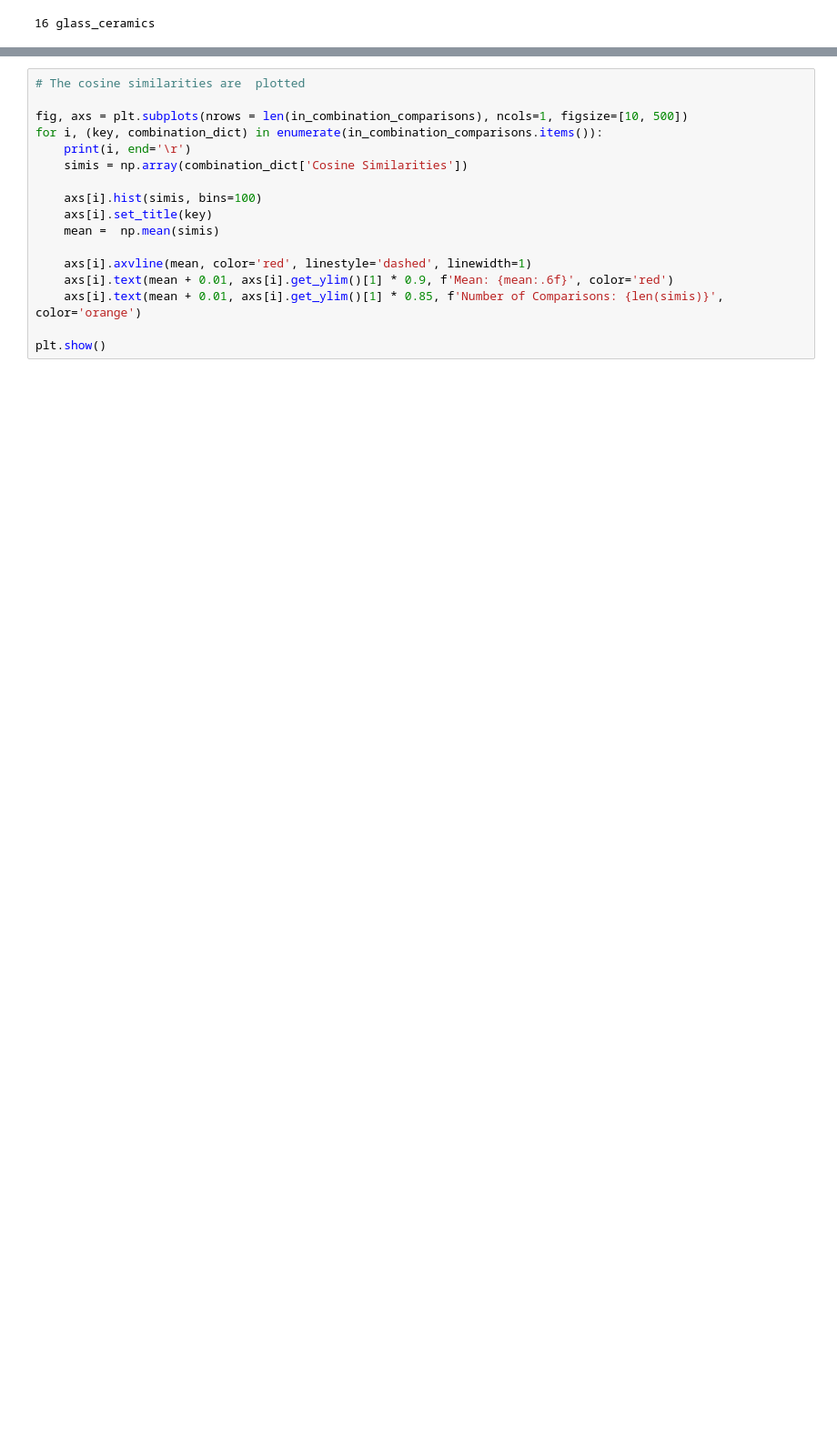
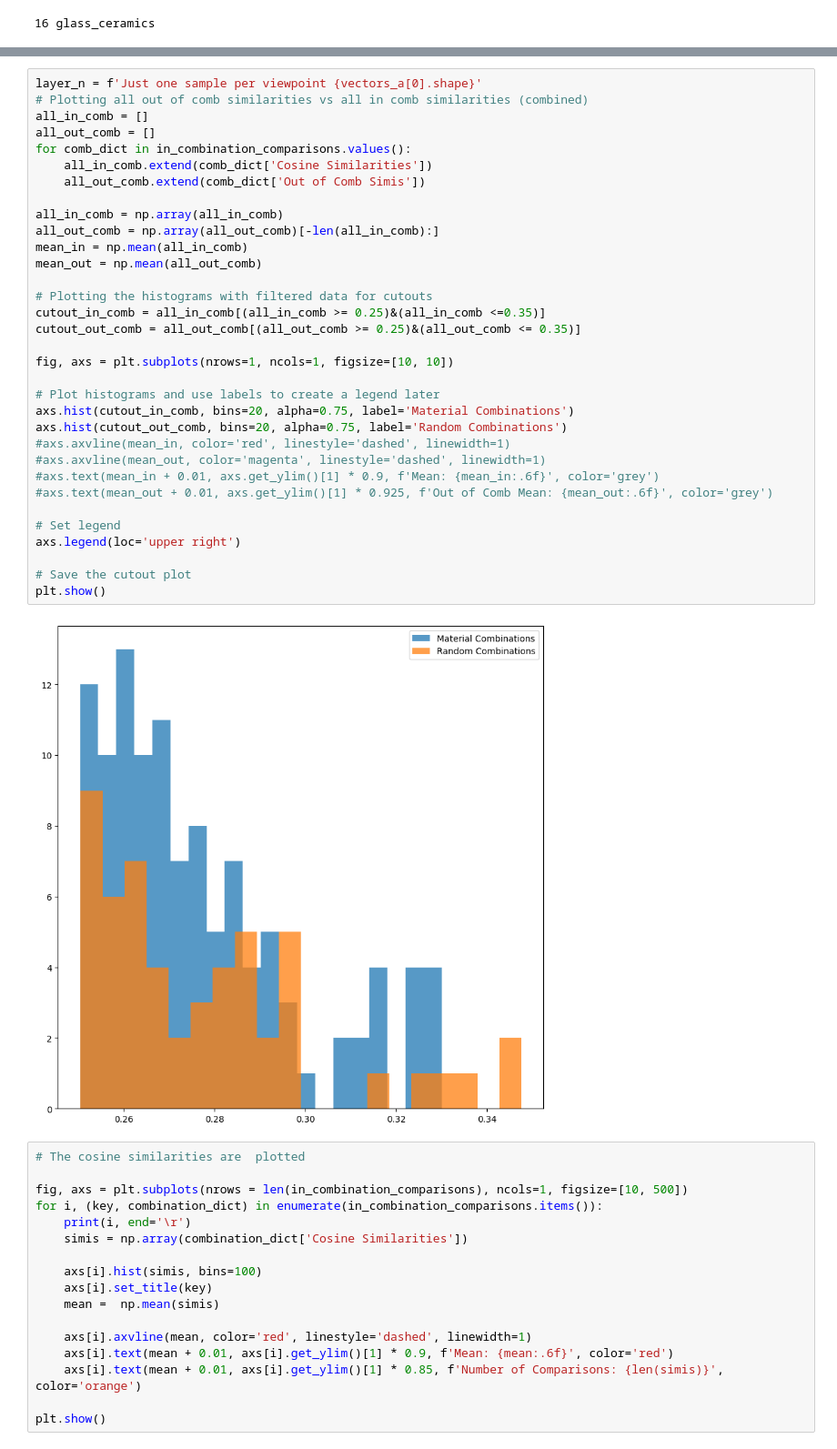
Before and after one commit to LukasBeckers/masterthesis-jappat, a Jupyter notebook: Similar_F-Terms.ipynb, the cells around one changed output, grey strips where cells are left out. Shown at 91% size. Cells and saved outputs as stored; diff of their text form; blank space fills up the shorter version.

Commit message:
feat: Save last changes from Masterthesis

```diff
--- a/Similar_F-Terms.ipynb
+++ b/Similar_F-Terms.ipynb
@@ -648,3 +663,38 @@ fig.savefig(f'{model_folder}/{layer_n} Output Embeddings Similarities {model_nam
+# %%
+layer_n = f'Just one sample per viewpoint {vectors_a[0].shape}'
+# Plotting all out of comb similarities vs all in comb similarities (combined)
+all_in_comb = []
+all_out_comb = []
+for comb_dict in in_combination_comparisons.values():
+    all_in_comb.extend(comb_dict['Cosine Similarities'])
+    all_out_comb.extend(comb_dict['Out of Comb Simis'])
+
+all_in_comb = np.array(all_in_comb)
+all_out_comb = np.array(all_out_comb)[-len(all_in_comb):]
+mean_in = np.mean(all_in_comb)
+mean_out = np.mean(all_out_comb)
+
+# Plotting the histograms with filtered data for cutouts
+cutout_in_comb = all_in_comb[(all_in_comb >= 0.25)&(all_in_comb <=0.35)]
+cutout_out_comb = all_out_comb[(all_out_comb >= 0.25)&(all_out_comb <= 0.35)]
+
+fig, axs = plt.subplots(nrows=1, ncols=1, figsize=[10, 10])
+
+# Plot histograms and use labels to create a legend later
+axs.hist(cutout_in_comb, bins=20, alpha=0.75, label='Material Combinations')
+axs.hist(cutout_out_comb, bins=20, alpha=0.75, label='Random Combinations')
+#axs.axvline(mean_in, color='red', linestyle='dashed', linewidth=1)
+#axs.axvline(mean_out, color='magenta', linestyle='dashed', linewidth=1)
+#axs.text(mean_in + 0.01, axs.get_ylim()[1] * 0.9, f'Mean: {mean_in:.6f}', color='grey')
+#axs.text(mean_out + 0.01, axs.get_ylim()[1] * 0.925, f'Out of Comb Mean: {mean_out:.6f}', color='grey')
+
+# Set legend
+axs.legend(loc='upper right')
+
+# Save the cutout plot
+plt.show()
+# %% [output]
+[figure, added]
 # %%
 # The cosine similarities are  plotted
 
```
Also changed, not shown: parts of 12 cells of this notebook, 39 other files.
